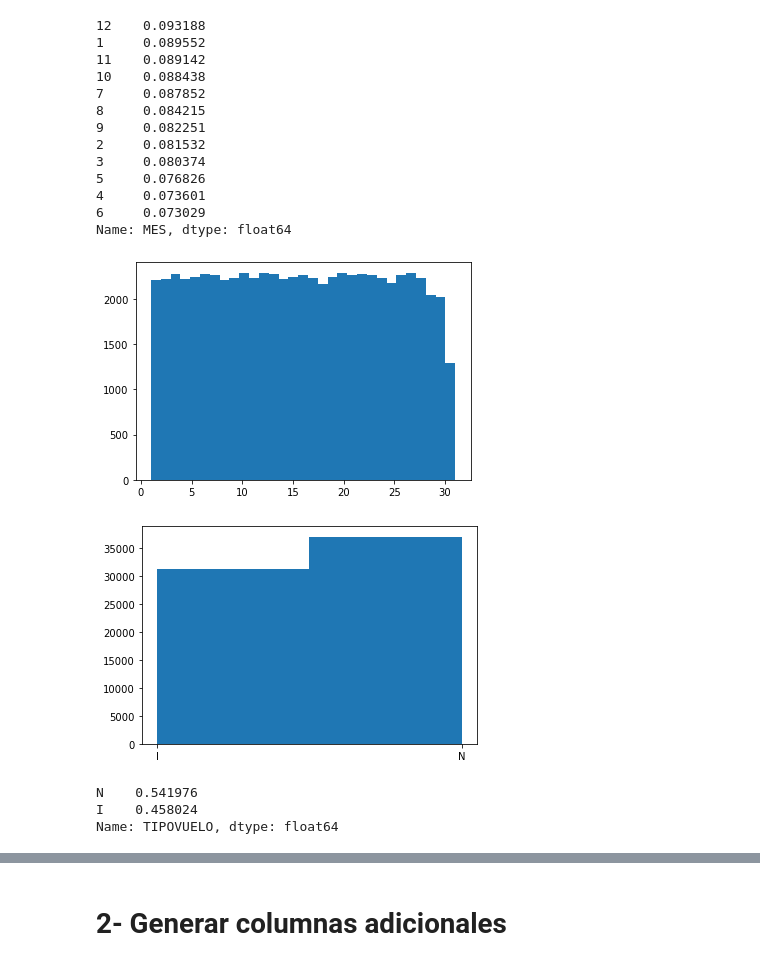
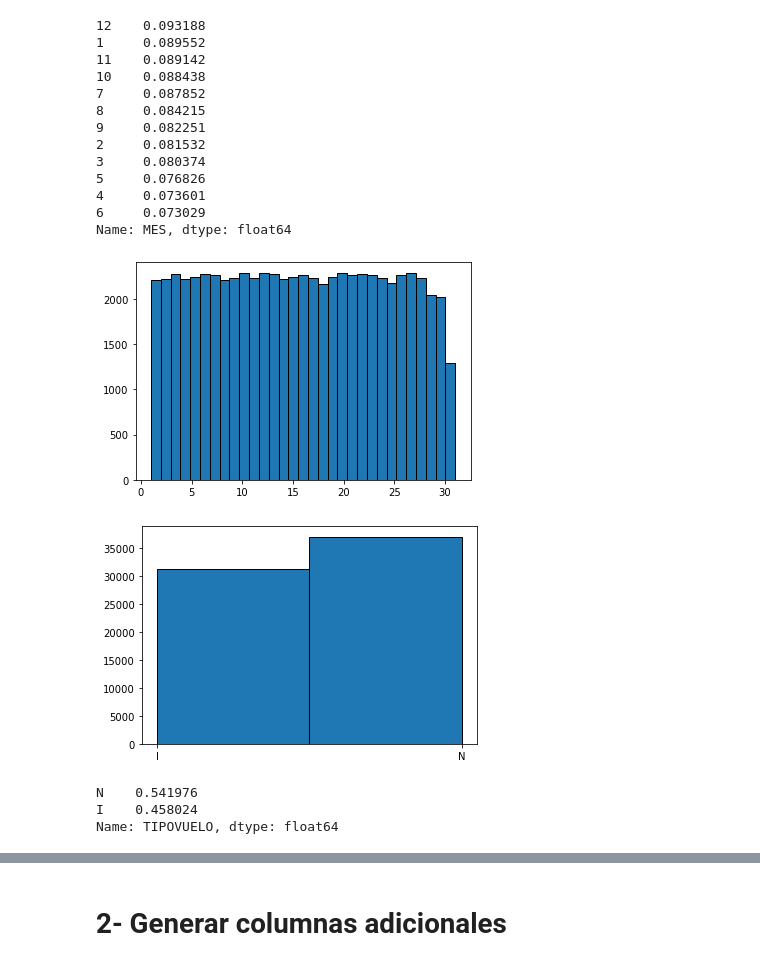
Before and after one commit to nachovalde/Challenge---LATAM-Airlines, a Jupyter notebook: solution.ipynb, the cells around one changed output, grey strips where cells are left out. Drawn from its saved outputs; the diff is of its cells as text; code cells hidden in the pictures.

```diff
--- a/solution.ipynb
+++ b/solution.ipynb
@@ -286,19 +286,19 @@ data['MES'].value_counts(normalize = True)
 Name: MES, dtype: float64
 # %%
 # Distribución de día
-plt.hist(data['DIA'], data['DIA'].nunique())
+plt.hist(data['DIA'], data['DIA'].nunique(), histtype='bar', ec='black')
 plt.show()
 # Es de esperarse la baja porque no todos los meses tiene 31 o el caso de febrero que no tiene 29 y 30
 # %% [output]
-[figure, old version]
+[figure, new version]
 # %%
 # Distribución del tipo de vuelo
-plt.hist(data['TIPOVUELO'], data['TIPOVUELO'].nunique())
+plt.hist(data['TIPOVUELO'], data['TIPOVUELO'].nunique(), histtype='bar', ec='black')
 plt.show()
 #data['TIPOVUELO'].value_counts()
 data['TIPOVUELO'].value_counts(normalize = True)
 # %% [output]
-[figure, old version]
+[figure, new version]
 N    0.541976
 I    0.458024
 Name: TIPOVUELO, dtype: float64
```
Also changed, not shown: parts of 56 cells of this notebook.
